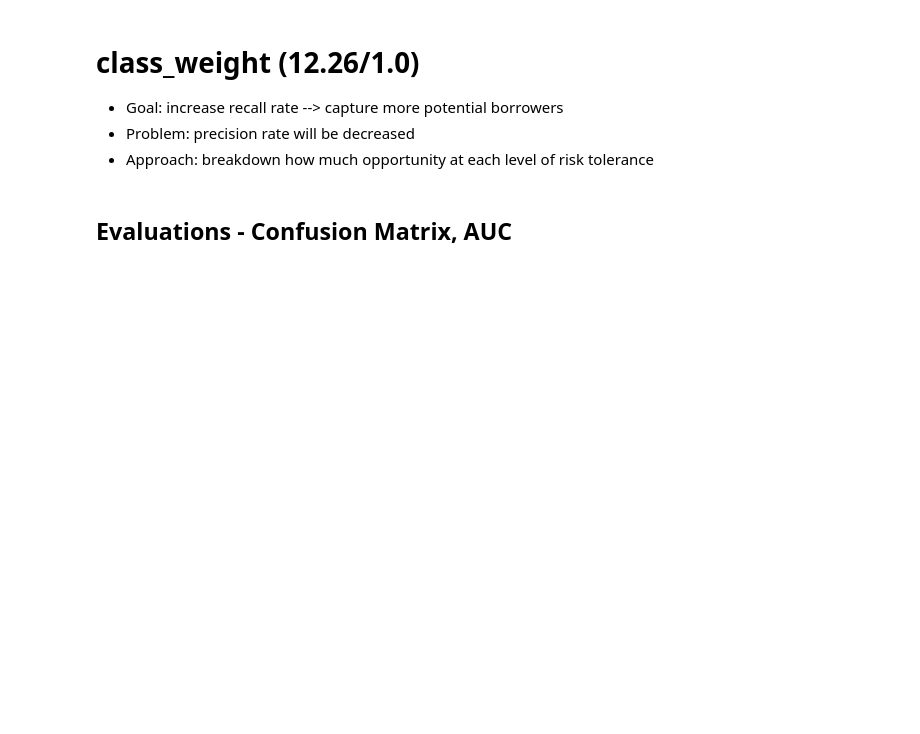
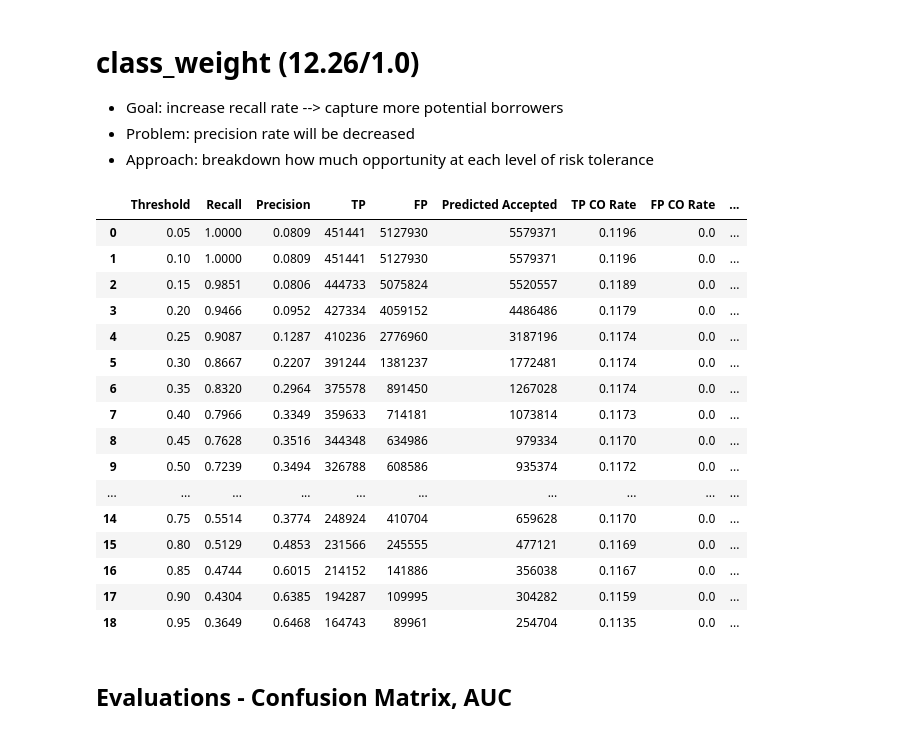
Before and after one commit to NLinh-Tran/Lending-Club-Analysis, a Jupyter notebook: Trade_Off_Analysis.ipynb, the cells around one changed output. Cells and saved outputs as stored; diff of their text form; code cells hidden in the pictures; blank space fills up the shorter version.

```diff
--- a/Trade_Off_Analysis.ipynb
+++ b/Trade_Off_Analysis.ipynb
@@ -424,3 +342,85 @@ weighted_model = pipeline.fit(train_df)
+# %%
+from pyspark.ml.functions import vector_to_array
+
+weighted_predictions = weighted_model.transform(test_df)
+
+weighted_pred_pd = weighted_predictions.select("accepted_flag", "prediction", "probability", "is_CO") \
+                                       .withColumn("prob_accepted", vector_to_array(col("probability"))[1])
+
+weighted_pred_pd = weighted_pred_pd.cache()
+weighted_pred_pd.count()
+
+from builtins import round as py_round
+
+# Set threshold values to test
+thresholds = [x / 100 for x in range(5, 96, 5)]
+results = []
+
+for t in thresholds:
+    temp = weighted_pred_pd.withColumn(
+        "predicted_accept",
+        (col("prob_accepted") >= lit(t)).cast("int")
+    )
+
+    TP = temp.filter((col("accepted_flag") == 1) & (col("predicted_accept") == 1))
+    FP = temp.filter((col("accepted_flag") == 0) & (col("predicted_accept") == 1))
+    FN = temp.filter((col("accepted_flag") == 1) & (col("predicted_accept") == 0))
+
+    TP_count = TP.count()
+    FP_count = FP.count()
+    FN_count = FN.count()
+
+    TP_co = TP.filter(col("is_CO") == 1).count()
+    FP_co = FP.filter(col("is_CO") == 1).count()
+    All_co = TP_co + FP_co
+    predicted_accepted = TP_count + FP_count
+
+    precision = TP_count / predicted_accepted if predicted_accepted > 0 else 0
+    recall = TP_count / (TP_count + FN_count) if (TP_count + FN_count) > 0 else 0
+
+    results.append({
+        "Threshold": py_round(t, 2),
+        "Recall": py_round(recall, 4),
+        "Precision": py_round(precision, 4),
+        "TP": TP_count,
+        "FP": FP_count,
+        "Predicted Accepted": predicted_accepted,
+        "TP CO Rate": py_round(TP_co / TP_count, 4) if TP_count > 0 else None,
+        "FP CO Rate": py_round(FP_co / FP_count, 4) if FP_count > 0 else None,
+        "Combined CO Rate": py_round(All_co / predicted_accepted, 4) if predicted_accepted > 0 else None
+    })
+results_df = spark.createDataFrame(results).toPandas()
+results_df = results_df[[
+        "Threshold",
+        "Recall",
+        "Precision",
+        "TP",
+        "FP",
+        "Predicted Accepted",
+        "TP CO Rate",
+        "FP CO Rate",
+        "Combined CO Rate"
+    ]]
+
+results_df
+# %% [output]
+|  | Threshold | Recall | Precision | TP | FP | Predicted Accepted | TP CO Rate | FP CO Rate | ... |
+| 0 | 0.05 | 1.0000 | 0.0809 | 451441 | 5127930 | 5579371 | 0.1196 | 0.0 | ... |
+| 1 | 0.10 | 1.0000 | 0.0809 | 451441 | 5127930 | 5579371 | 0.1196 | 0.0 | ... |
+| 2 | 0.15 | 0.9851 | 0.0806 | 444733 | 5075824 | 5520557 | 0.1189 | 0.0 | ... |
+| 3 | 0.20 | 0.9466 | 0.0952 | 427334 | 4059152 | 4486486 | 0.1179 | 0.0 | ... |
+| 4 | 0.25 | 0.9087 | 0.1287 | 410236 | 2776960 | 3187196 | 0.1174 | 0.0 | ... |
+| 5 | 0.30 | 0.8667 | 0.2207 | 391244 | 1381237 | 1772481 | 0.1174 | 0.0 | ... |
+| 6 | 0.35 | 0.8320 | 0.2964 | 375578 | 891450 | 1267028 | 0.1174 | 0.0 | ... |
+| 7 | 0.40 | 0.7966 | 0.3349 | 359633 | 714181 | 1073814 | 0.1173 | 0.0 | ... |
+| 8 | 0.45 | 0.7628 | 0.3516 | 344348 | 634986 | 979334 | 0.1170 | 0.0 | ... |
+| 9 | 0.50 | 0.7239 | 0.3494 | 326788 | 608586 | 935374 | 0.1172 | 0.0 | ... |
+| ... | ... | ... | ... | ... | ... | ... | ... | ... | ... |
+| 14 | 0.75 | 0.5514 | 0.3774 | 248924 | 410704 | 659628 | 0.1170 | 0.0 | ... |
+| 15 | 0.80 | 0.5129 | 0.4853 | 231566 | 245555 | 477121 | 0.1169 | 0.0 | ... |
+| 16 | 0.85 | 0.4744 | 0.6015 | 214152 | 141886 | 356038 | 0.1167 | 0.0 | ... |
+| 17 | 0.90 | 0.4304 | 0.6385 | 194287 | 109995 | 304282 | 0.1159 | 0.0 | ... |
+| 18 | 0.95 | 0.3649 | 0.6468 | 164743 | 89961 | 254704 | 0.1135 | 0.0 | ... |
 # %% [markdown]
 ## Evaluations - Confusion Matrix, AUC
 # %%
```
Also changed, not shown: parts of 23 cells of this notebook.
